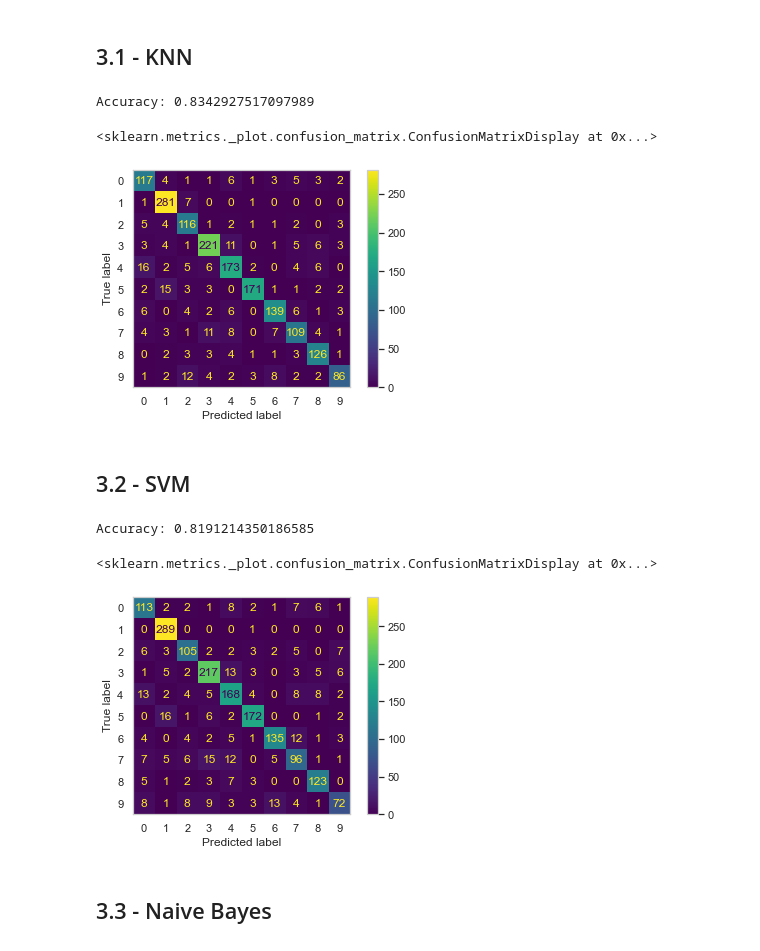
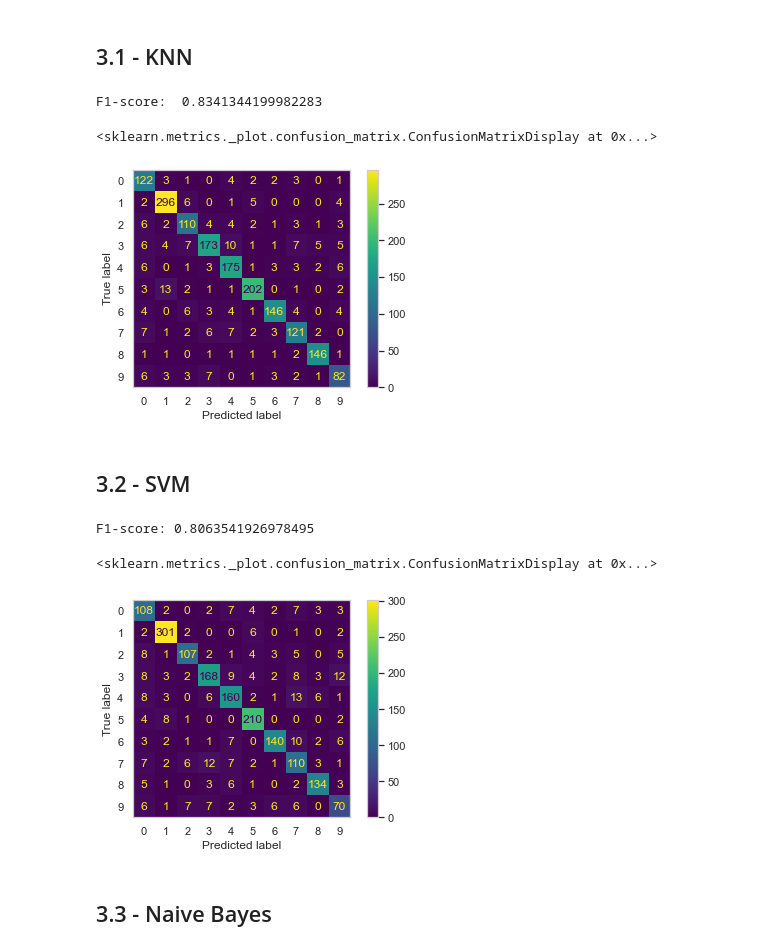
Before and after one commit to Hugand/music-classifier, a Jupyter notebook: music-classifier-notes.ipynb, the cells around one changed output. Cells and saved outputs as stored; diff of their text form; code cells hidden in the pictures.

```diff
--- a/music-classifier-notes.ipynb
+++ b/music-classifier-notes.ipynb
@@ -206,10 +200,10 @@ As we can see, most of the outliers were handled properly by changing their valu
 # %%
 X_tmp = training_set.drop(columns='label')
-y_tmp = pd.DataFrame(data=training_set.label.values, columns=['label'])
+y_tmp = pd.DataFrame(data=training_set.label.values, index=training_set.index, columns=['label'])
 
 scaler = StandardScaler()
 scaler.fit(X_tmp)
-scaled_training_set = pd.DataFrame(scaler.transform(X_tmp), columns=X_tmp.columns)
+scaled_training_set = pd.DataFrame(scaler.transform(X_tmp), index=X_tmp.index, columns=X_tmp.columns)
 scaled_training_set = pd.concat([scaled_training_set, y_tmp], axis=1, join='inner')
 scaled_training_set.head()
 # %% [output]
@@ -222,9 +216,9 @@ scaled_training_set.head()
 5 rows × 56 columns
 # %%
 X_tmp = testing_set.drop(columns='label')
-y_tmp = pd.DataFrame(data=testing_set.label.values, columns=['label'])
+y_tmp = pd.DataFrame(data=testing_set.label.values, index=testing_set.index, columns=['label'])
 
-scaled_testing_set = pd.DataFrame(scaler.transform(X_tmp), columns=X_tmp.columns)
+scaled_testing_set = pd.DataFrame(scaler.transform(X_tmp), index=X_tmp.index, columns=X_tmp.columns)
 scaled_testing_set = pd.concat([scaled_testing_set, y_tmp], axis=1, join='inner')
 scaled_testing_set.head()
 # %% [output]
@@ -313,7 +359,7 @@ results_df
 Given the previous results, we can conclude that the best relationship between model performance and number of features is obtained when removing the features with a correlation value between -0.25 and 0.0.<br/>
 Now let's move on and experiment with the PCA and Isomap embedding algorithms.
 # %%
-min_thresh = -0.25
+min_thresh = 0
 max_thresh = 0
 corr = scaled_training_set.corr().label
 selected_set = corr[(corr < min_thresh) | (corr >= max_thresh)]
@@ -434,34 +416,36 @@ X_train = selected_set.drop(columns='label')
 y_train = selected_set.label
 X_test = selected_testing_set.drop(columns='label')
 y_test = selected_testing_set.label
+# %%
+f1_scorer = make_scorer(f1_score, average='weighted')
 # %% [markdown]
 ## 3.1 - KNN
 # %%
 knn_model = KNeighborsClassifier()
-knn_acc = sum(cross_val_score(knn_model, X_train, y_train, cv=6)) / 6
-print("Accuracy: " + str(knn_acc))
+knn_acc = sum(cross_val_score(knn_model, X_train, y_train, cv=9, scoring=f1_scorer, n_jobs=-1)) / 9
+print("F1-score: ", knn_acc)
 knn_model.fit(X_train, y_train)
 cm = confusion_matrix(y_test, knn_model.predict(X_test))
-disp = ConfusionMatrixDisplay(confusion_matrix=cm, display_labels=knn_model.classes_)
+disp = ConfusionMatrixDisplay(confusion_matrix=cm)
 disp.plot()
 # %% [output]
-Accuracy: 0.8342927517097989
+F1-score:  0.8341344199982283
 <sklearn.metrics._plot.confusion_matrix.ConfusionMatrixDisplay at 0x...>
-[figure, old version]
+[figure, new version]
 # %% [markdown]
 ## 3.2 - SVM
 # %%
 svm_model = SVC()
-svm_acc = sum(cross_val_score(svm_model, X_train, y_train, cv=6)) / 6
-print("Accuracy: " + str(svm_acc))
+svm_acc = sum(cross_val_score(svm_model, X_train, y_train, cv=9, scoring=f1_scorer, n_jobs=-1)) / 9
+print("F1-score: " + str(svm_acc))
 svm_model.fit(X_train, y_train)
 cm = confusion_matrix(y_test, svm_model.predict(X_test))
 disp = ConfusionMatrixDisplay(confusion_matrix=cm, display_labels=knn_model.classes_)
 disp.plot()
 # %% [output]
-Accuracy: 0.8191214350186585
+F1-score: 0.8063541926978495
 <sklearn.metrics._plot.confusion_matrix.ConfusionMatrixDisplay at 0x...>
-[figure, old version]
+[figure, new version]
 # %% [markdown]
 ## 3.3 - Naive Bayes
 # %%
```
Also changed, not shown: parts of 64 cells of this notebook, 16 other files.
